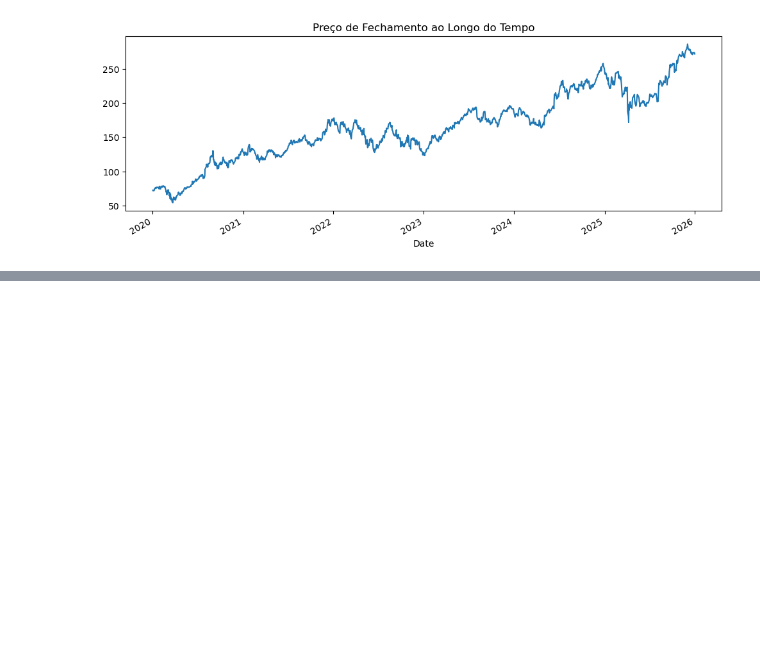
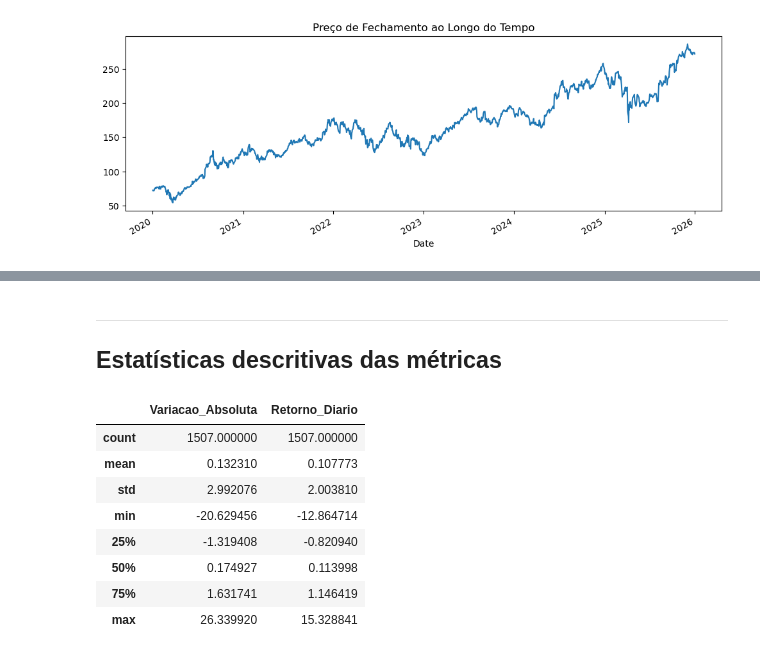
Before and after one commit to wellitonrocha/data_science_journey, a Jupyter notebook: Semana04_Python_Financas/finance_analysis.ipynb, the cells around one changed output, grey strips where cells are left out. Cells and saved outputs as stored; diff of their text form; code cells hidden in the pictures; blank space fills up the shorter version.

```diff
--- a/Semana04_Python_Financas/finance_analysis.ipynb
+++ b/Semana04_Python_Financas/finance_analysis.ipynb
@@ -141,0 +169,15 @@ plt.show()
+# %% [markdown]
+---
+## Estatísticas descritivas das métricas
+# %%
+df[["Variacao_Absoluta", "Retorno_Diario"]].describe()
+# %% [output]
+|  | Variacao_Absoluta | Retorno_Diario |
+| count | 1507.000000 | 1507.000000 |
+| mean | 0.132310 | 0.107773 |
+| std | 2.992076 | 2.003810 |
+| min | -20.629456 | -12.864714 |
+| 25% | -1.319408 | -0.820940 |
+| 50% | 0.174927 | 0.113998 |
+| 75% | 1.631741 | 1.146419 |
+| max | 26.339920 | 15.328841 |
```
Also changed, not shown: parts of 9 cells of this notebook, 1 other file.
